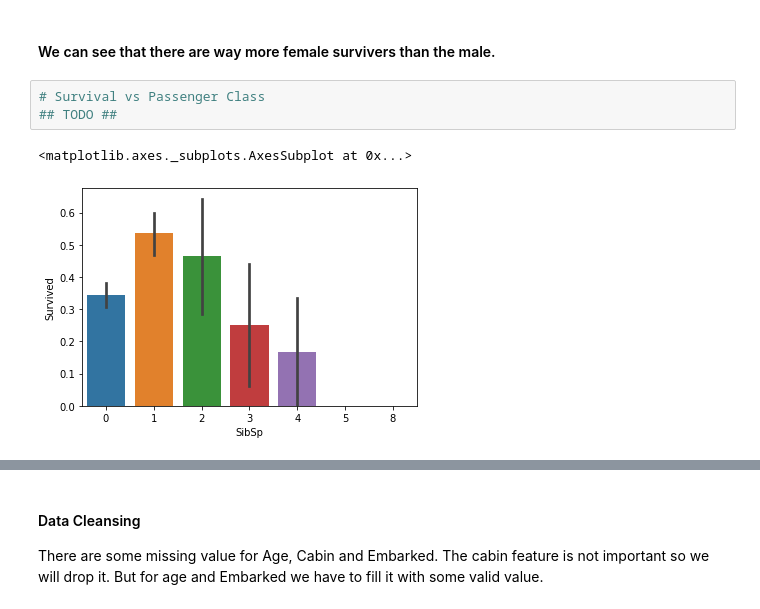
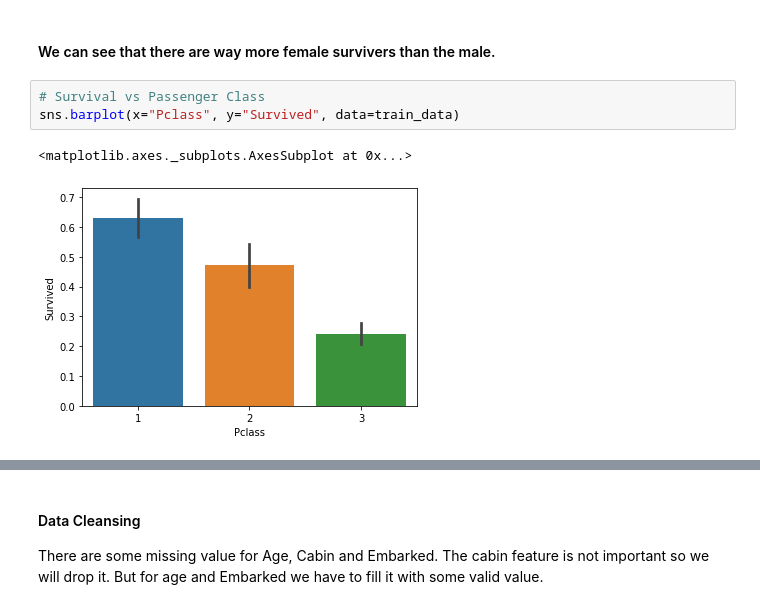
Before and after one commit to Hacktoberfest-Nepal/Hacktoberfest_datascience, a Jupyter notebook: Beginners/02_Titanic_ML/Titanic-ML.ipynb, the cells around one changed output, grey strips where cells are left out. Cells and saved outputs as stored; diff of their text form.

Commit message:
Added two new barplots

```diff
--- a/Beginners/02_Titanic_ML/Titanic-ML.ipynb
+++ b/Beginners/02_Titanic_ML/Titanic-ML.ipynb
@@ -77,9 +77,9 @@ sns.barplot(x="Sex", y="Survived", data=train_data)
 #### We can see that there are way more female survivers than the male.
 # %%
 # Survival vs Passenger Class
-## TODO ##
+sns.barplot(x="Pclass", y="Survived", data=train_data)
 # %% [output]
 <matplotlib.axes._subplots.AxesSubplot at 0x...>
-[figure, old version]
+[figure, new version]
 # %%
 # Survival vs SibSp (Survival vs Sibling/Spouse)
```
Also changed, not shown: parts of 3 cells of this notebook.
